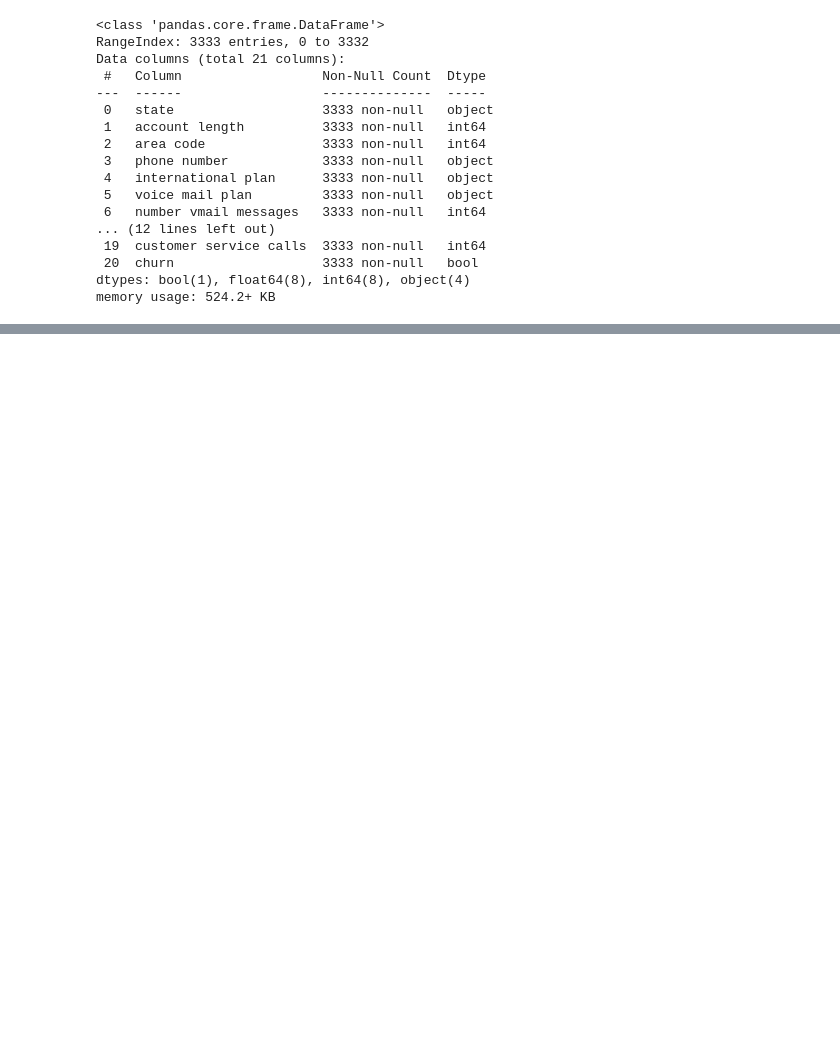
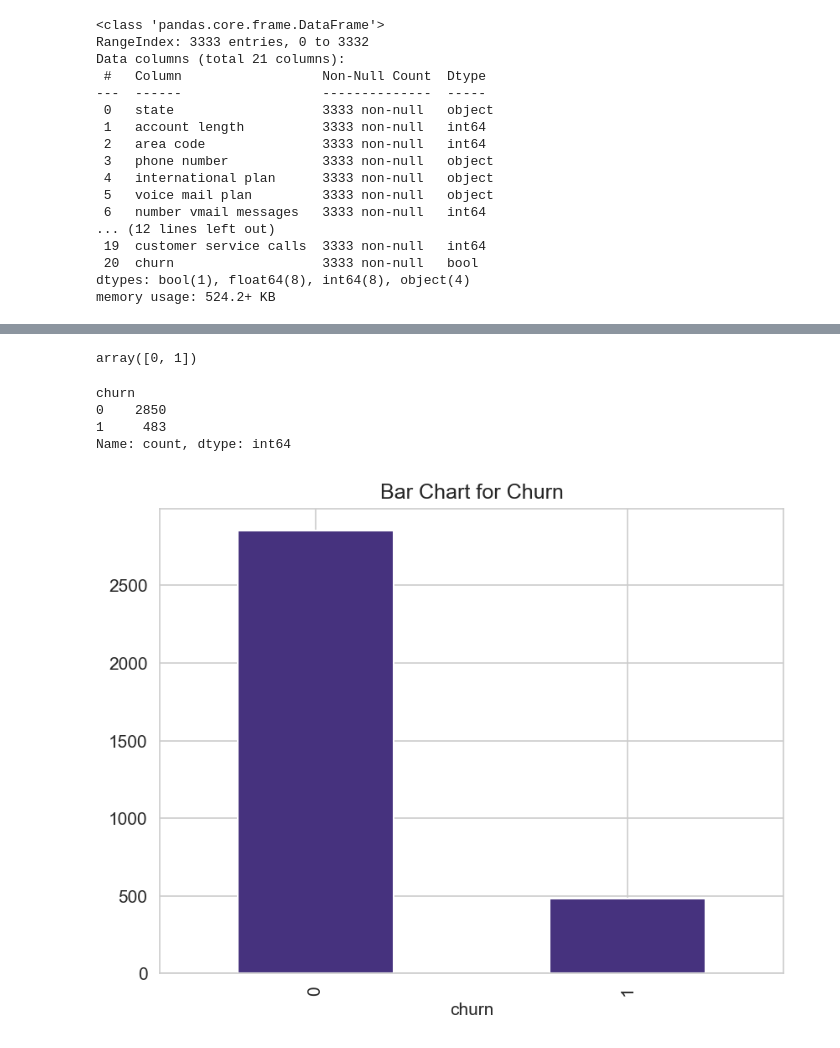
Before and after one commit to Maggieshiro/PHASE-3, a Jupyter notebook: notebook.ipynb, the cells around one changed output, grey strips where cells are left out. Drawn from its saved outputs; the diff is of its cells as text; code cells hidden in the pictures; blank space fills up the shorter version.

```diff
--- a/notebook.ipynb
+++ b/notebook.ipynb
@@ -109,0 +397,10 @@ plt.show()
+# %%
+# create new features; Total calls, Total charges, Total talktime and Average call duration per customer
+df["Total charge"] = df[['total day charge', 'total eve charge', 'total night charge', 'total intl charge']].sum(axis=1)
+df["Total Talk time"] = df[['total day minutes', 'total eve minutes', 'total night minutes', 'total intl minutes']].sum(axis=1)
+df["Total calls"] = df[['total day calls', 'total eve calls', 'total night calls', 'total intl calls']].sum(axis=1)
+df["Avg Call duration"]= df["Total Talk time"] / df["Total calls"]
+# %%
+# create day to night ratio per customer column
+df["day_night_ratio"] = df["total day calls"]/df["total night calls"]
+print(df["day_night_ratio"].describe())
@@ -109,0 +417,6 @@ plt.show()
+# %%
+# create columns for charges per call for day, evening, night and international calls per customer
+df["charge_per_call_night"] = df["total night charge"] / df["total night minutes"]
+df["charge_per_call_day"] = df["total day charge"] / df["total day minutes"]
+df["charge_per_call_eve"]= df["total eve charge"] / df["total eve minutes"]
+df["charge_per_call_intl"] = df["total intl charge"] / df["total intl minutes"]
@@ -109,0 +437,4 @@ plt.show()
+# %%
+# voice message to call ratio for each customer
+df["voice_message_call_ratio"] = df["number vmail messages"]/ df["Total calls"]
+df["voice_message_call_ratio"].describe()
@@ -109,0 +476,21 @@ plt.show()
+# %%
+# unique values in churn column
+df['churn'].unique()
+# %% [output]
+array([0, 1])
+# %%
+# a count of churned and non-churned customers
+df['churn'].value_counts()
+# %% [output]
+churn
+0    2850
+1     483
+Name: count, dtype: int64
+# %%
+# a bar chart for the distribution of churn
+sns.set_palette("viridis")
+df['churn'].value_counts().plot(kind = 'bar')
+plt.title('Bar Chart for Churn')
+plt.show()
+# %% [output]
+[figure, added]
```
Also changed, not shown: parts of 88 cells of this notebook, 1 other file.
